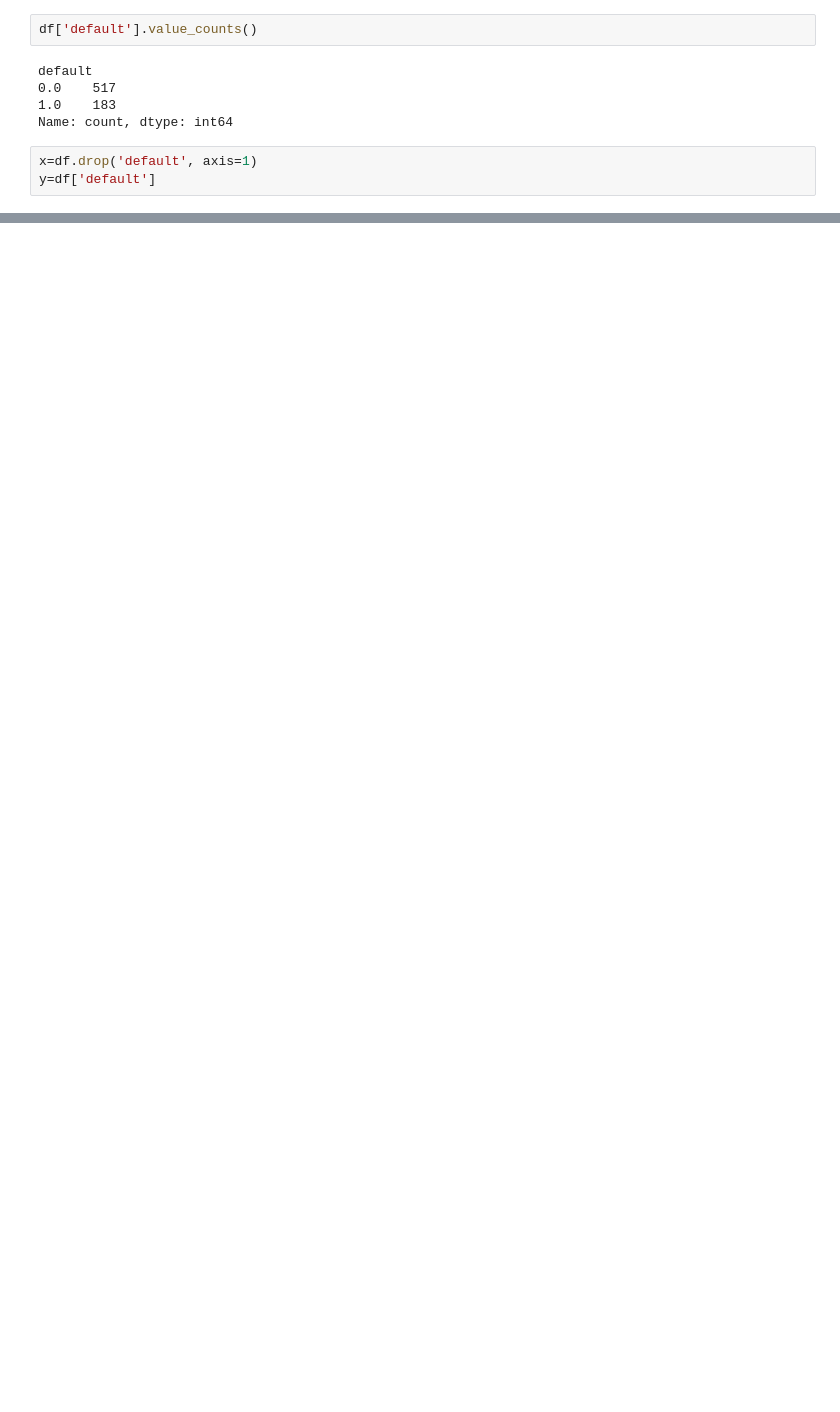
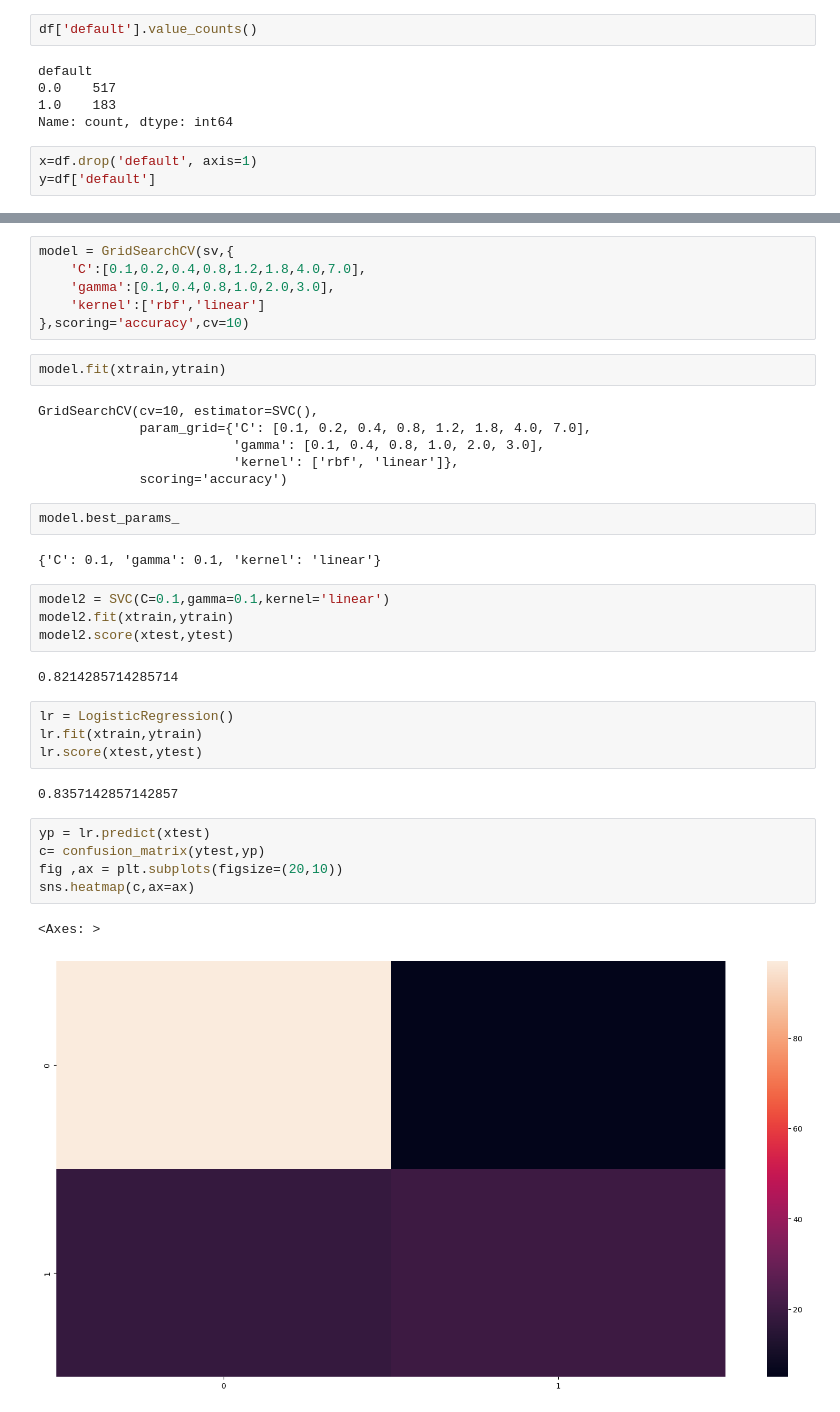
Before and after one commit to Nishit-Singhal/Credit-Risk-Analysis, a Jupyter notebook: credit_risk_analyzer.ipynb, the cells around one changed output, grey strips where cells are left out. Drawn from its saved outputs; the diff is of its cells as text; blank space fills up the shorter version.

```diff
--- a/credit_risk_analyzer.ipynb
+++ b/credit_risk_analyzer.ipynb
@@ -75,0 +109,38 @@ y=df['default']
+# %%
+model = GridSearchCV(sv,{
+    'C':[0.1,0.2,0.4,0.8,1.2,1.8,4.0,7.0],
+    'gamma':[0.1,0.4,0.8,1.0,2.0,3.0],
+    'kernel':['rbf','linear']
+},scoring='accuracy',cv=10)
+# %%
+model.fit(xtrain,ytrain)
+# %% [output]
+GridSearchCV(cv=10, estimator=SVC(),
+             param_grid={'C': [0.1, 0.2, 0.4, 0.8, 1.2, 1.8, 4.0, 7.0],
+                         'gamma': [0.1, 0.4, 0.8, 1.0, 2.0, 3.0],
+                         'kernel': ['rbf', 'linear']},
+             scoring='accuracy')
+# %%
+model.best_params_
+# %% [output]
+{'C': 0.1, 'gamma': 0.1, 'kernel': 'linear'}
+# %%
+model2 = SVC(C=0.1,gamma=0.1,kernel='linear')
+model2.fit(xtrain,ytrain)
+model2.score(xtest,ytest)
+# %% [output]
+0.8214285714285714
+# %%
+lr = LogisticRegression()
+lr.fit(xtrain,ytrain)
+lr.score(xtest,ytest)
+# %% [output]
+0.8357142857142857
+# %%
+yp = lr.predict(xtest)
+c= confusion_matrix(ytest,yp)
+fig ,ax = plt.subplots(figsize=(20,10))
+sns.heatmap(c,ax=ax)
+# %% [output]
+<Axes: >
+[figure, added]
```
Also changed, not shown: parts of 10 cells of this notebook.
